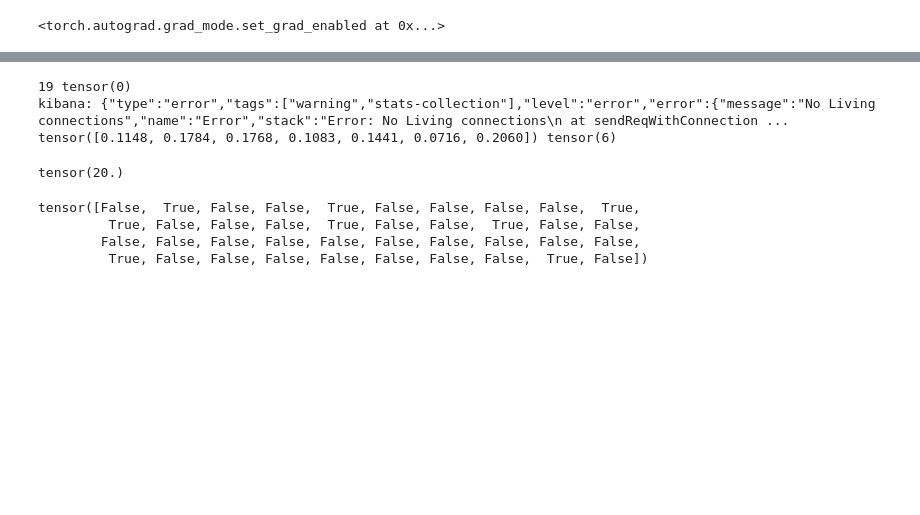
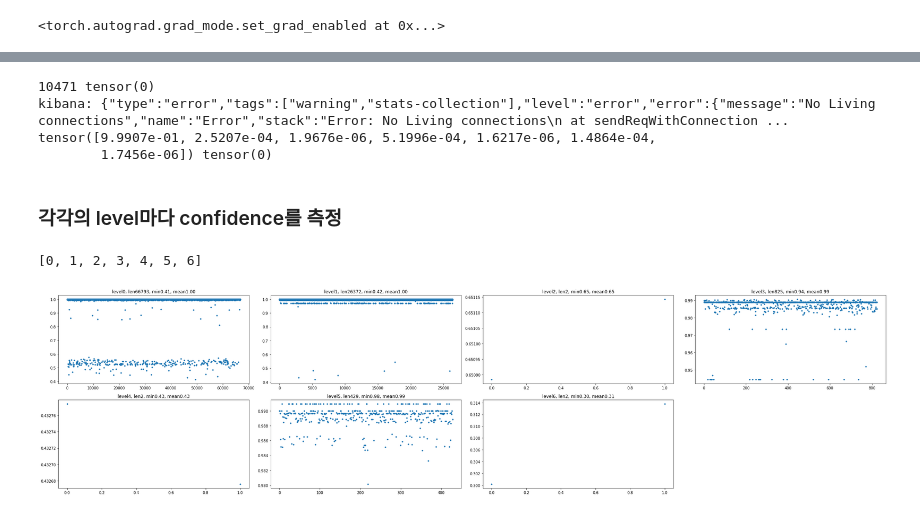
Before and after one commit to Kitsunetic/log-analytics, a Jupyter notebook: scripts/출력 테스트.ipynb, the cells around one changed output, grey strips where cells are left out. Saved outputs shown, nothing was run; the diff lists cells and outputs as text; code cells hidden in the pictures; blank space fills up the shorter version.

```diff
--- a/scripts/출력 테스트.ipynb
+++ b/scripts/출력 테스트.ipynb
@@ -83,13 +84,16 @@ ds2 = trainer.dl_test2.dataset
 tds = trainer.tdl.dataset
 vds = trainer.vdl.dataset
 # %%
-id, text, level, otext = tds[16]
+# id, text, otext = ds2[2]
+# print(id)
+id, text, level, otext = vds[2110]
 print(id, level)
 print(otext)
 
 r = model(text[None].cuda())[0].softmax(1)[0].cpu()
 print(r, r.argmax())
 # %% [output]
-19 tensor(0)
+10471 tensor(0)
 kibana: {"type":"error","tags":["warning","stats-collection"],"level":"error","error":{"message":"No Living connections","name":"Error","stack":"Error: No Living connections\n at sendReqWithConnection ...
-tensor([0.1148, 0.1784, 0.1768, 0.1083, 0.1441, 0.0716, 0.2060]) tensor(6)
+tensor([9.9907e-01, 2.5207e-04, 1.9676e-06, 5.1996e-04, 1.6217e-06, 1.4864e-04,
+        1.7456e-06]) tensor(0)
@@ -99,11 +100,46 @@ for ids, texts, tlevels, otexts in trainer.tdl:
-# %%
-(model(texts.cuda())[0].cpu().argmax(1) == tlevels).sum() / len(ids) * 100
-# %% [output]
-tensor(20.)
-# %%
-model(texts.cuda())[0].cpu().argmax(1) == tlevels
-# %% [output]
-tensor([False,  True, False, False,  True, False, False, False, False,  True,
-         True, False, False, False,  True, False, False,  True, False, False,
-        False, False, False, False, False, False, False, False, False, False,
-         True, False, False, False, False, False, False, False,  True, False])
+# %% [markdown]
+### 각각의 level마다 confidence를 측정
+# %%
+leveldic = defaultdict(list)
+confidencedic = defaultdict(list)
+allconfdic = defaultdict(list)
+wrongdic = defaultdict(list)
+with tqdm(total=len(vds), ncols=100, file=sys.stdout) as t:
+    for i, (id, text, tlevel, otext) in enumerate(vds):
+        pred = model(text[None].cuda())[0].softmax(1)[0].cpu()
+        confidence, plevel = pred.max(0)
+        if plevel == tlevel:
+            confidencedic[tlevel.item()].append(confidence.item())
+        else:
+            # wrong.append((i, tlevel.item()))
+            wrongdic[tlevel.item()].append(
+                {
+                    "id": i,
+                    "otext": otext,
+                    "pconf": confidence.item(),
+                    "plevel": plevel.item(),
+                    "tconf": pred[tlevel.item()].item(),
+                    "tlevel": tlevel.item(),
+                }
+            )
+
+        allconfdic[tlevel.item()].append(i)
+        leveldic[tlevel.item()].append(i)
+
+        t.update()
+# %%
+sorted(confidencedic.keys())
+# %% [output]
+[0, 1, 2, 3, 4, 5, 6]
+# %%
+plt.figure(figsize=(32, 8))
+for level in range(7):
+    plt.subplot(2, 4, level + 1)
+    plt.plot(confidencedic[level], ".")
+    plt.title(
+        f"level{level}, len{len(confidencedic[level])}, min{min(confidencedic[level]):.2f}, mean{sum(confidencedic[level]) / len(confidencedic[level]):.2f}"
+    )
+plt.tight_layout()
+plt.show()
+# %% [output]
+[figure, added]
```
Also changed, not shown: parts of 30 cells of this notebook.
